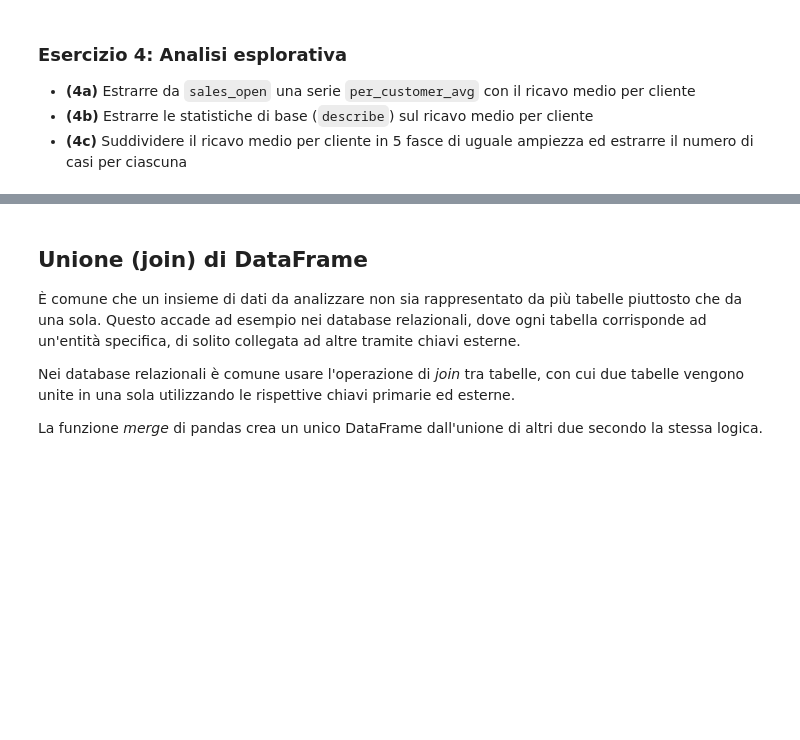
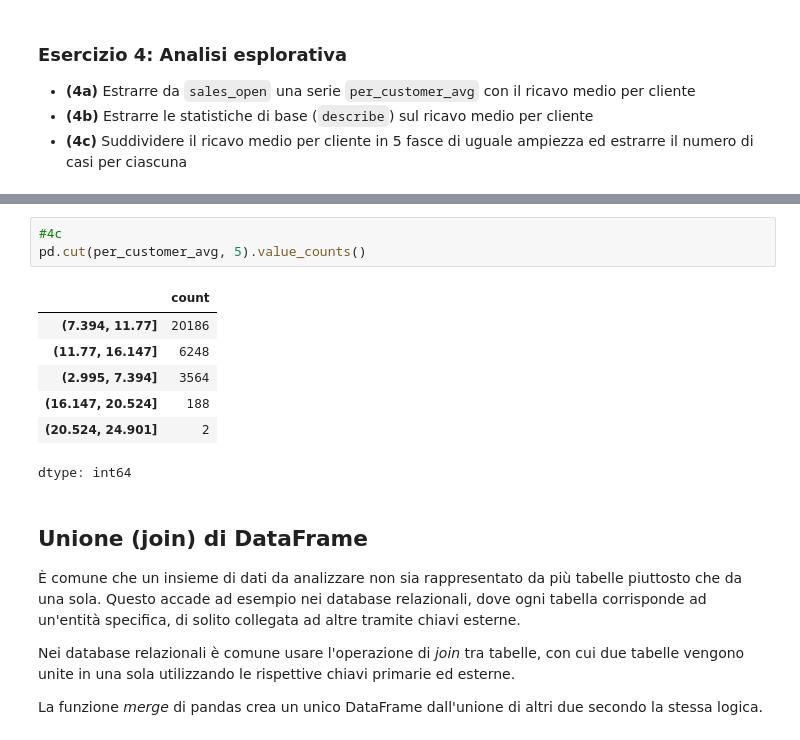
Before and after one commit to samuHouse/Data_Intensive_Lab, a Jupyter notebook: lab4/Preprocessing_e_analisi_esplorativa.nosol.ipynb, the cells around one changed output, grey strips where cells are left out. Cells and saved outputs as stored; diff of their text form; blank space fills up the shorter version.

```diff
--- a/lab4/Preprocessing_e_analisi_esplorativa.nosol.ipynb
+++ b/lab4/Preprocessing_e_analisi_esplorativa.nosol.ipynb
@@ -668,3 +685,14 @@ dtype: int64
+# %%
+#4c
+pd.cut(per_customer_avg, 5).value_counts()
+# %% [output]
+|  | count |
+| (7.394, 11.77] | 20186 |
+| (11.77, 16.147] | 6248 |
+| (2.995, 7.394] | 3564 |
+| (16.147, 20.524] | 188 |
+| (20.524, 24.901] | 2 |
+dtype: int64
 # %% [markdown]
 ## Unione (join) di DataFrame
 
```
Also changed, not shown: parts of 3 cells of this notebook.
